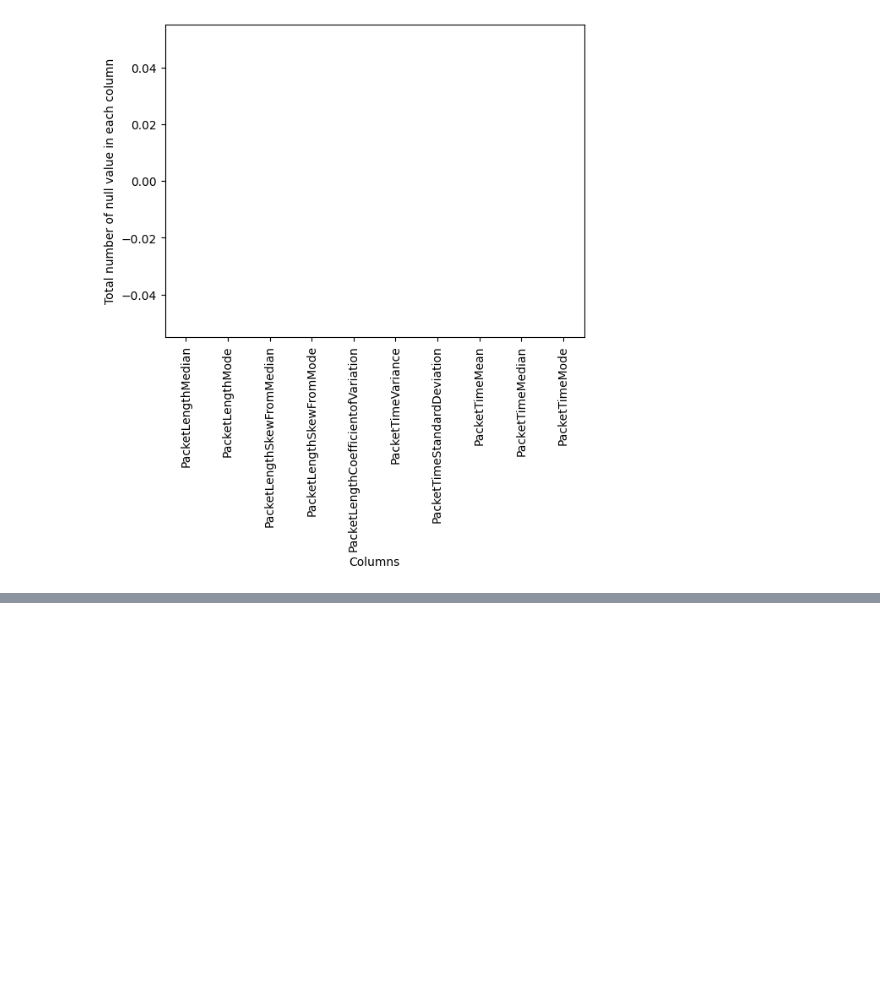
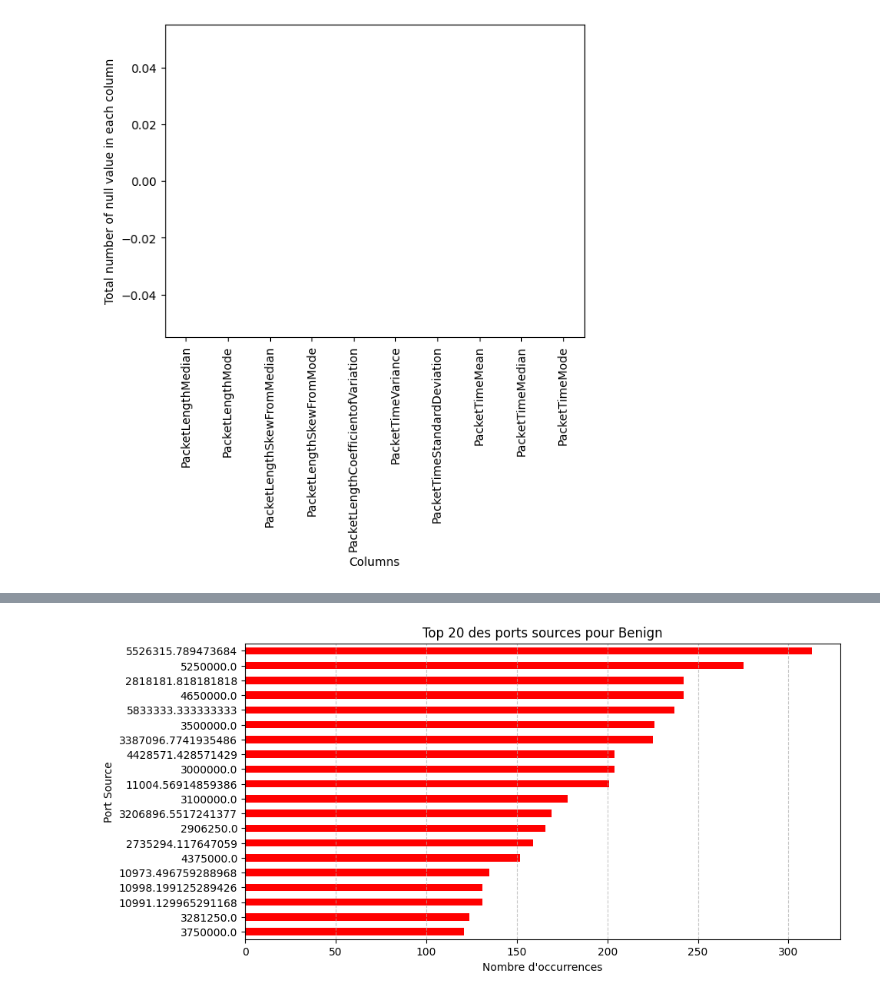
Before and after one commit to AlokChaudhary752/Trained-Model, a Jupyter notebook: Untitled28.ipynb, the cells around one changed output, grey strips where cells are left out. Saved outputs shown, nothing was run; the diff lists cells and outputs as text; code cells hidden in the pictures; blank space fills up the shorter version.

```diff
--- a/Untitled28.ipynb
+++ b/Untitled28.ipynb
@@ -148,0 +232,20 @@ Text(0, 0.5, 'Total number of null value in each column')
+# %%
+import glob
+import os
+import pandas as pd
+
+# Corrected: Point to the directory containing the file instead of the file itself
+folder_path = '/content/drive/MyDrive/CyberSecurity_Dataset'
+all_files = glob.glob(os.path.join(folder_path, '*.csv'))
+
+df_list = []
+for file in all_files:
+  df_temp = pd.read_csv(file, low_memory=False)
+  df_list.append(df_temp)
+
+# Variable ka naam seedha 'df' rakhein
+if len(df_list) > 0:
+  df = pd.concat(df_list, axis=0, ignore_index=True)
+  print('Final Shape:', df.shape)
+else:
+  print('No CSV files found in:', folder_path)
@@ -148,0 +266,22 @@ Text(0, 0.5, 'Total number of null value in each column')
+# %%
+attack_type = "Benign"
+
+
+df_filtered = df[df['Label'] == attack_type]
+
+port_counts = df_filtered['FlowSentRate'].value_counts()
+
+top_ports = port_counts.head(20)
+
+plt.figure(figsize=(10, 5))
+top_ports.plot(kind='barh', color='red')
+
+plt.title(f"Top 20 des ports sources pour {attack_type}")
+plt.xlabel("Nombre d'occurrences")
+plt.ylabel("Port Source")
+plt.gca().invert_yaxis()
+plt.grid(axis='x', linestyle='--', alpha=0.7)
+
+plt.show()
+# %% [output]
+[figure, added]
```
Also changed, not shown: parts of 21 cells of this notebook.
